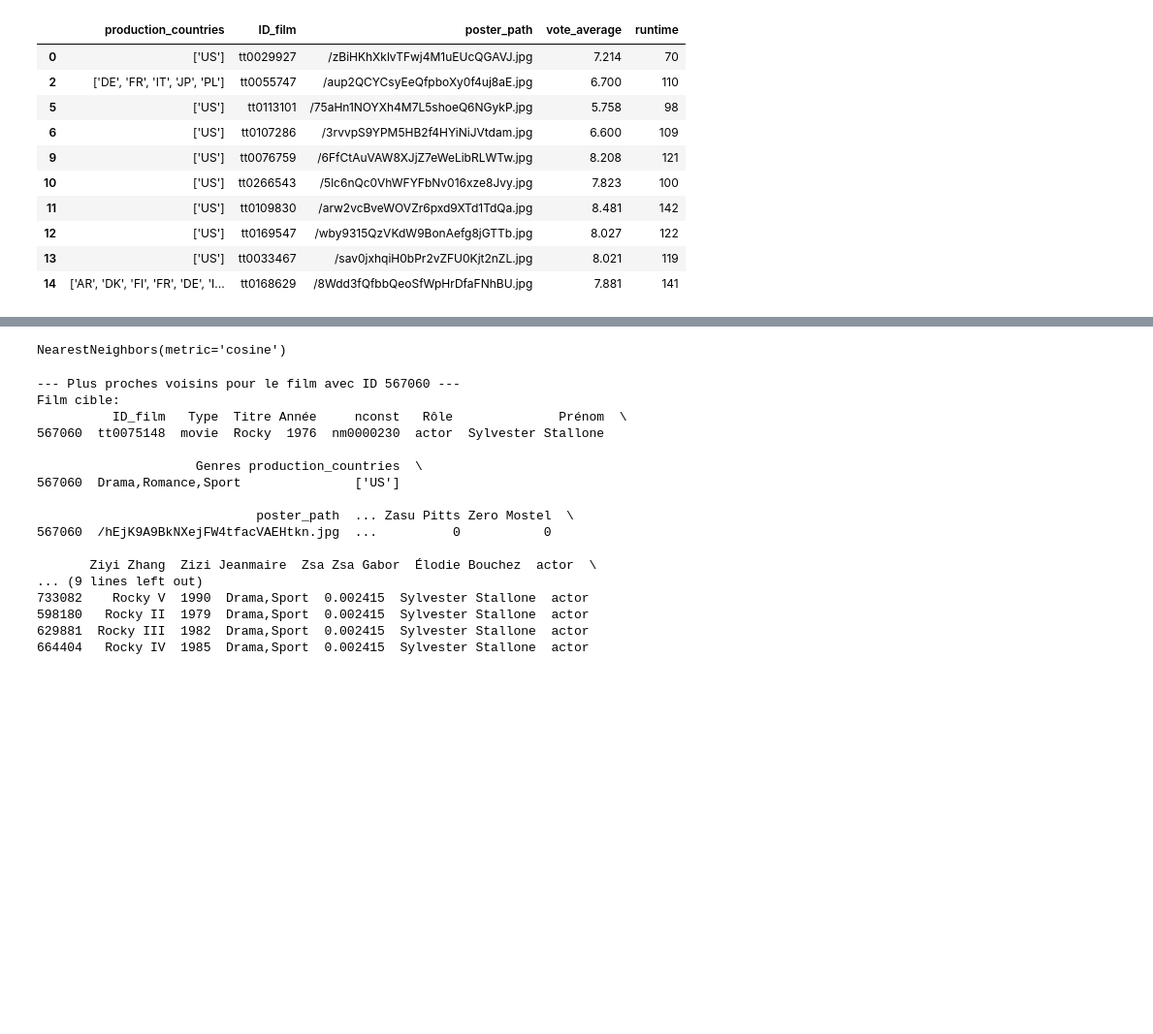
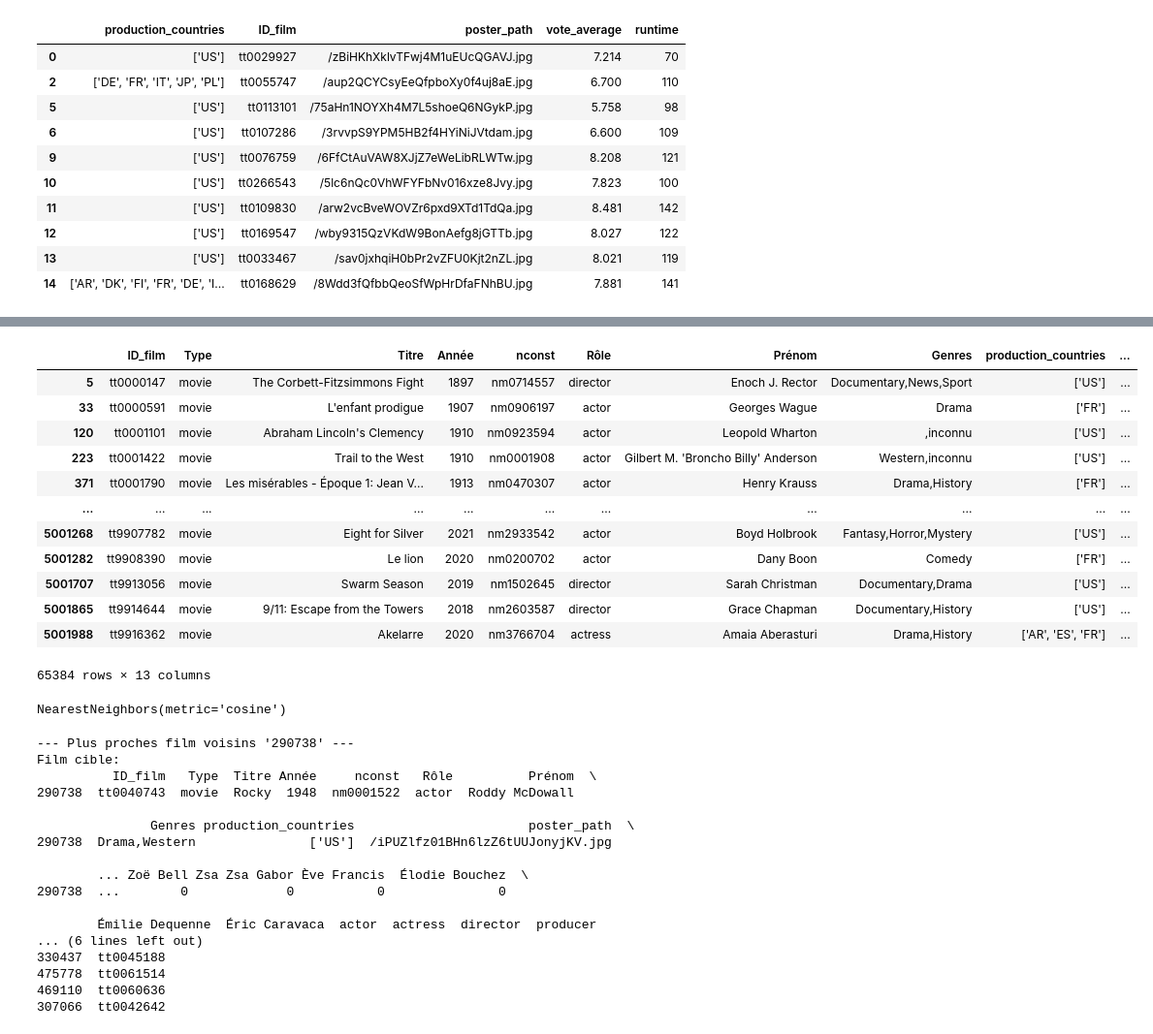
Before and after one commit to mrdbmyla/WildMovie, a Jupyter notebook: Code Python/projet2 final - WildMovie.ipynb, the cells around one changed output, grey strips where cells are left out. Shown: that part at 97% size. Saved outputs shown, nothing was run; the diff lists cells and outputs as text; code cells hidden in the pictures; blank space fills up the shorter version.

```diff
--- a/Code Python/projet2 final - WildMovie.ipynb
+++ b/Code Python/projet2 final - WildMovie.ipynb
@@ -214,3 +258,19 @@ df_num.head(10)
+# %%
+df_final5
+# %% [output]
+|  | ID_film | Type | Titre | Année | nconst | Rôle | Prénom | Genres | production_countries | ... |
+| 5 | tt0000147 | movie | The Corbett-Fitzsimmons Fight | 1897 | nm0714557 | director | Enoch J. Rector | Documentary,News,Sport | ['US'] | ... |
+| 33 | tt0000591 | movie | L'enfant prodigue | 1907 | nm0906197 | actor | Georges Wague | Drama | ['FR'] | ... |
+| 120 | tt0001101 | movie | Abraham Lincoln's Clemency | 1910 | nm0923594 | actor | Leopold Wharton | ,inconnu | ['US'] | ... |
+| 223 | tt0001422 | movie | Trail to the West | 1910 | nm0001908 | actor | Gilbert M. 'Broncho Billy' Anderson | Western,inconnu | ['US'] | ... |
+| 371 | tt0001790 | movie | Les misérables - Époque 1: Jean V... | 1913 | nm0470307 | actor | Henry Krauss | Drama,History | ['FR'] | ... |
+| ... | ... | ... | ... | ... | ... | ... | ... | ... | ... | ... |
+| 5001268 | tt9907782 | movie | Eight for Silver | 2021 | nm2933542 | actor | Boyd Holbrook | Fantasy,Horror,Mystery | ['US'] | ... |
+| 5001282 | tt9908390 | movie | Le lion | 2020 | nm0200702 | actor | Dany Boon | Comedy | ['FR'] | ... |
+| 5001707 | tt9913056 | movie | Swarm Season | 2019 | nm1502645 | director | Sarah Christman | Documentary,Drama | ['US'] | ... |
+| 5001865 | tt9914644 | movie | 9/11: Escape from the Towers | 2018 | nm2603587 | director | Grace Chapman | Documentary,History | ['US'] | ... |
+| 5001988 | tt9916362 | movie | Akelarre | 2020 | nm3766704 | actress | Amaia Aberasturi | Drama,History | ['AR', 'ES', 'FR'] | ... |
+65384 rows × 13 columns
 # %%
 scaler_knn = StandardScaler()
 X_knn_scaled = scaler_knn.fit_transform(df_num)
@@ -273,8 +338,8 @@ def find_neighbors_by_id(
     ]])
 # %%
 # APPEL:
-find_neighbors_by_id(
-    film_id=567060,
+find_neighbors_by_name(
+    film_name="Rocky",
     k=5,
     nn_model=nn_model,
     scaler=scaler_knn,
@@ -282,20 +347,20 @@ find_neighbors_by_id(
     original_df=df_concat
 )
 # %% [output]
---- Plus proches voisins pour le film avec ID 567060 ---
+--- Plus proches film voisins '290738' ---
 Film cible:
-          ID_film   Type  Titre Année     nconst   Rôle              Prénom  \
-567060  tt0075148  movie  Rocky  1976  nm0000230  actor  Sylvester Stallone
+          ID_film   Type  Titre Année     nconst   Rôle          Prénom  \
+290738  tt0040743  movie  Rocky  1948  nm0001522  actor  Roddy McDowall
 
-                     Genres production_countries  \
-567060  Drama,Romance,Sport               ['US']
+               Genres production_countries                       poster_path  \
+290738  Drama,Western               ['US']  /iPUZlfz01BHn6lzZ6tUUJonyjKV.jpg
 
-                             poster_path  ... Zasu Pitts Zero Mostel  \
-567060  /hEjK9A9BkNXejFW4tfacVAEHtkn.jpg  ...          0           0
+        ... Zoë Bell Zsa Zsa Gabor Ève Francis  Élodie Bouchez  \
+290738  ...        0             0           0               0
 
-       Ziyi Zhang  Zizi Jeanmaire  Zsa Zsa Gabor  Élodie Bouchez  actor  \
-... (9 lines left out)
-733082    Rocky V  1990  Drama,Sport  0.002415  Sylvester Stallone  actor
-598180   Rocky II  1979  Drama,Sport  0.002415  Sylvester Stallone  actor
-629881  Rocky III  1982  Drama,Sport  0.002415  Sylvester Stallone  actor
-664404   Rocky IV  1985  Drama,Sport  0.002415  Sylvester Stallone  actor
+        Émilie Dequenne  Éric Caravaca  actor  actress  director  producer
+... (6 lines left out)
+330437  tt0045188
+475778  tt0061514
+469110  tt0060636
+307066  tt0042642
```
Also changed, not shown: parts of 11 cells of this notebook.
